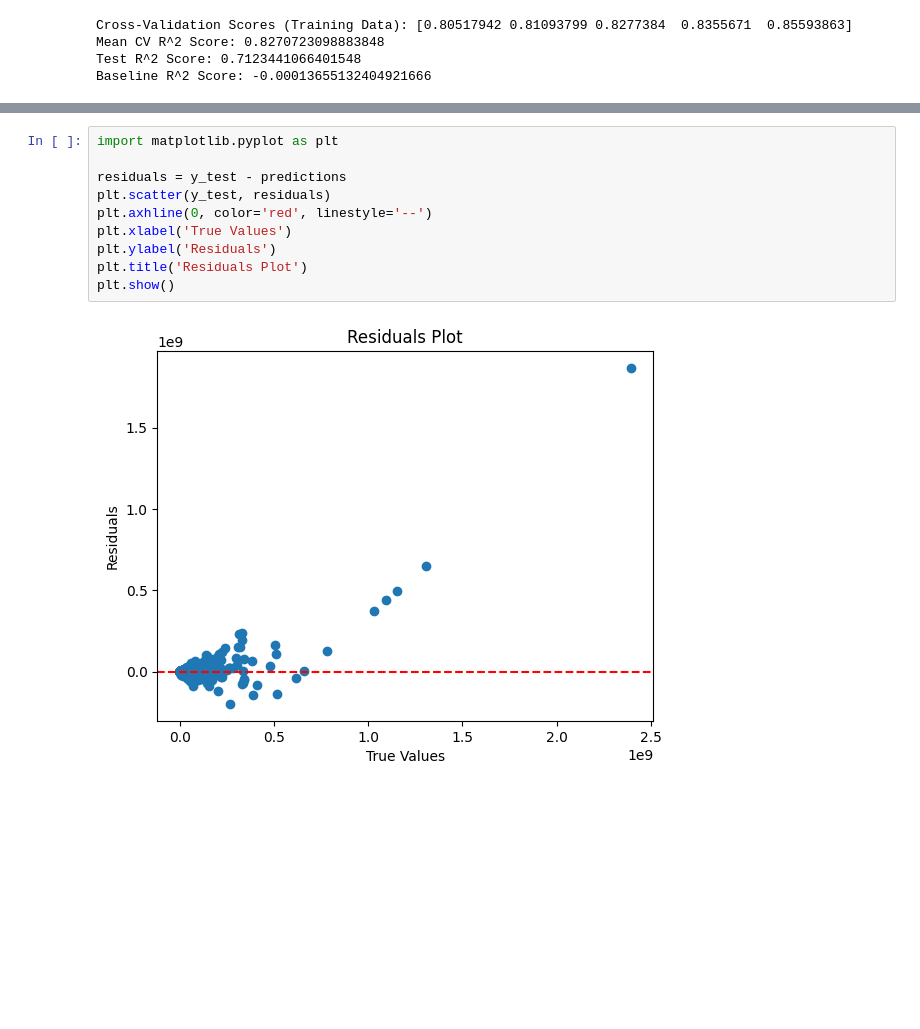
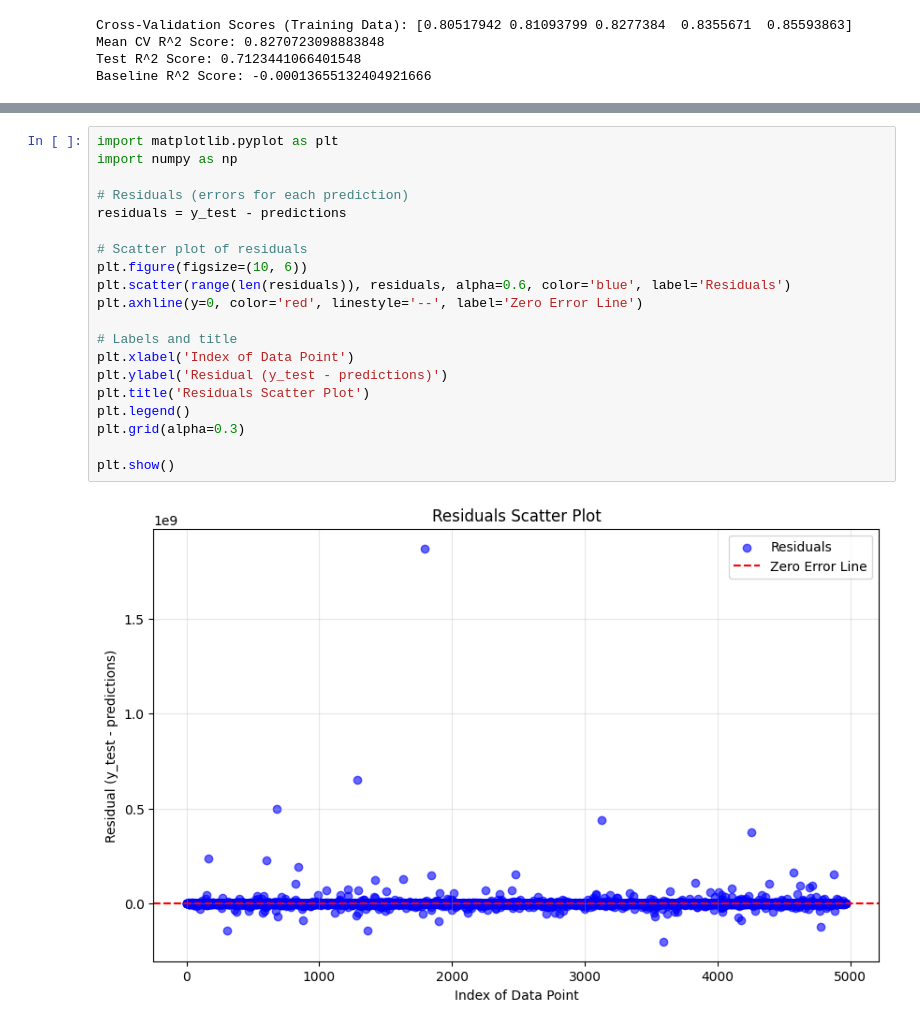
Before and after one commit to alainalin/JPMC-analysis-tool, a Jupyter notebook: naive_xgboost.ipynb, the cells around one changed output, grey strips where cells are left out. Cells and saved outputs as stored; diff of their text form; blank space fills up the shorter version.

Commit message:
plots

```diff
--- a/naive_xgboost.ipynb
+++ b/naive_xgboost.ipynb
@@ -148,12 +178,22 @@ Baseline R^2 Score: -0.00013655132404921666
 # %%
 import matplotlib.pyplot as plt
+import numpy as np
 
+# Residuals (errors for each prediction)
 residuals = y_test - predictions
-plt.scatter(y_test, residuals)
-plt.axhline(0, color='red', linestyle='--')
-plt.xlabel('True Values')
-plt.ylabel('Residuals')
-plt.title('Residuals Plot')
+
+# Scatter plot of residuals
+plt.figure(figsize=(10, 6))
+plt.scatter(range(len(residuals)), residuals, alpha=0.6, color='blue', label='Residuals')
+plt.axhline(y=0, color='red', linestyle='--', label='Zero Error Line')
+
+# Labels and title
+plt.xlabel('Index of Data Point')
+plt.ylabel('Residual (y_test - predictions)')
+plt.title('Residuals Scatter Plot')
+plt.legend()
+plt.grid(alpha=0.3)
+
 plt.show()
 # %% [output]
-[figure, old version]
+[figure, new version]
```
Also changed, not shown: parts of 5 cells of this notebook.
